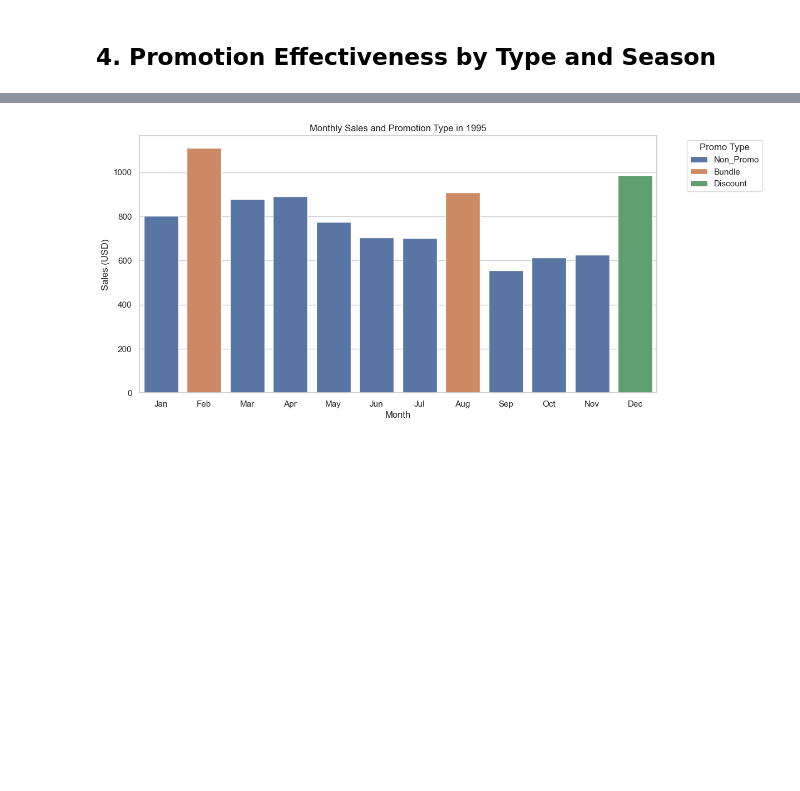
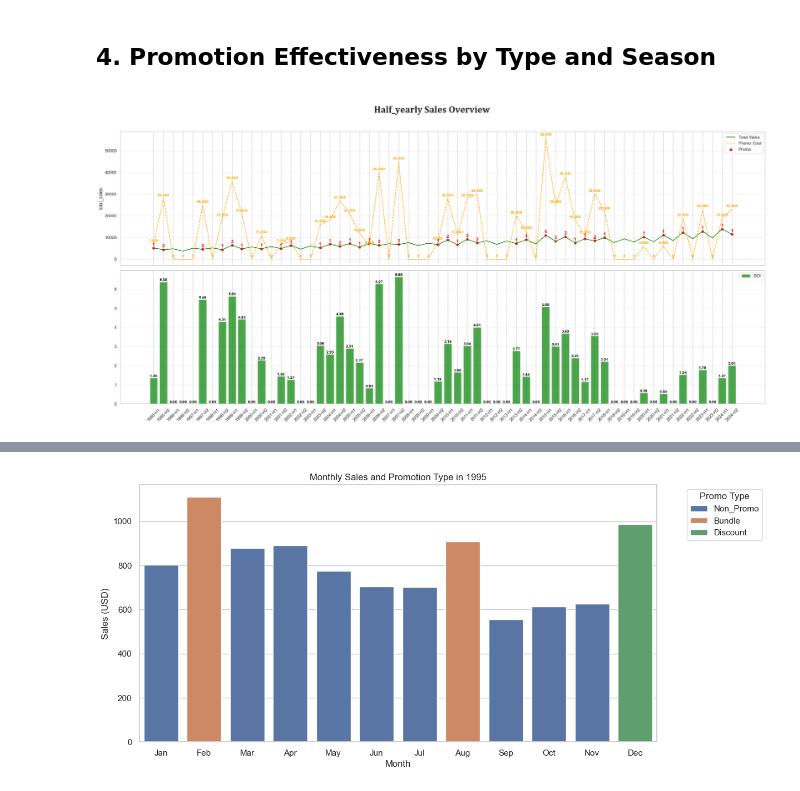
Before and after one commit to Minh-Nguyen-0401/Business-Analytics-Assignment, a Jupyter notebook: EDA_compile.ipynb, the cells around one changed output, grey strips where cells are left out. Cells and saved outputs as stored; diff of their text form; code cells hidden in the pictures; blank space fills up the shorter version.

```diff
--- a/EDA_compile.ipynb
+++ b/EDA_compile.ipynb
@@ -505,3 +510,10 @@ sales_performance.analysis(data=merged_df, time_col="Date", target_col="New_Sale
 [figure]
 # %% [markdown]
 ## 4. Promotion Effectiveness by Type and Season
+# %%
+sales_performance = MultiVarAnalysisProcessor(SalesPerformanceAnalysis())
+
+merged_df["Half_Year"] = merged_df["Month"].apply(lambda x: 'H1' if x <= 6 else 'H2')
+sales_performance.analysis(data=merged_df, target_col="New_Sales", granularity="half_yearly", display_cost=True)
+# %% [output]
+[figure, added]
```
Also changed, not shown: parts of 17 cells of this notebook, 12 other files.
